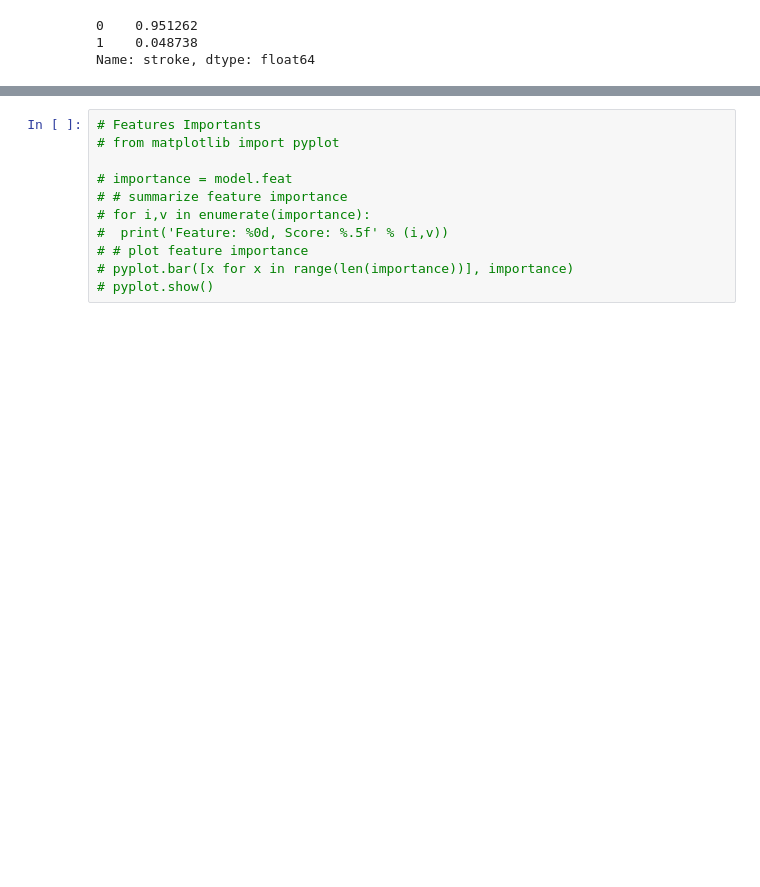
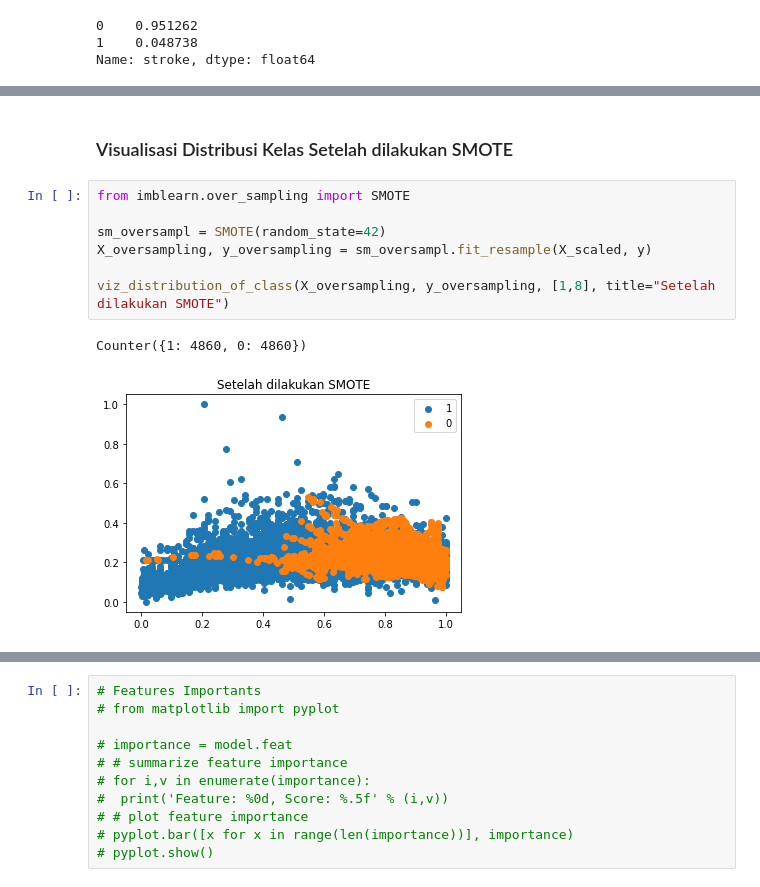
Before and after one commit to fathrahh/skripsi, a Jupyter notebook: optimazing-knn copy.ipynb, the cells around one changed output, grey strips where cells are left out. Cells and saved outputs as stored; diff of their text form; blank space fills up the shorter version.

```diff
--- a/optimazing-knn copy.ipynb
+++ b/optimazing-knn copy.ipynb
@@ -192,0 +182,12 @@ Test score: 0.8095238095238095
+# %% [markdown]
+### Visualisasi Distribusi Kelas Setelah dilakukan SMOTE
+# %%
+from imblearn.over_sampling import SMOTE
+
+sm_oversampl = SMOTE(random_state=42)
+X_oversampling, y_oversampling = sm_oversampl.fit_resample(X_scaled, y)
+
+viz_distribution_of_class(X_oversampling, y_oversampling, [1,8], title="Setelah dilakukan SMOTE")
+# %% [output]
+Counter({1: 4860, 0: 4860})
+[figure, added]
```
Also changed, not shown: parts of 20 cells of this notebook, 7 other files.
